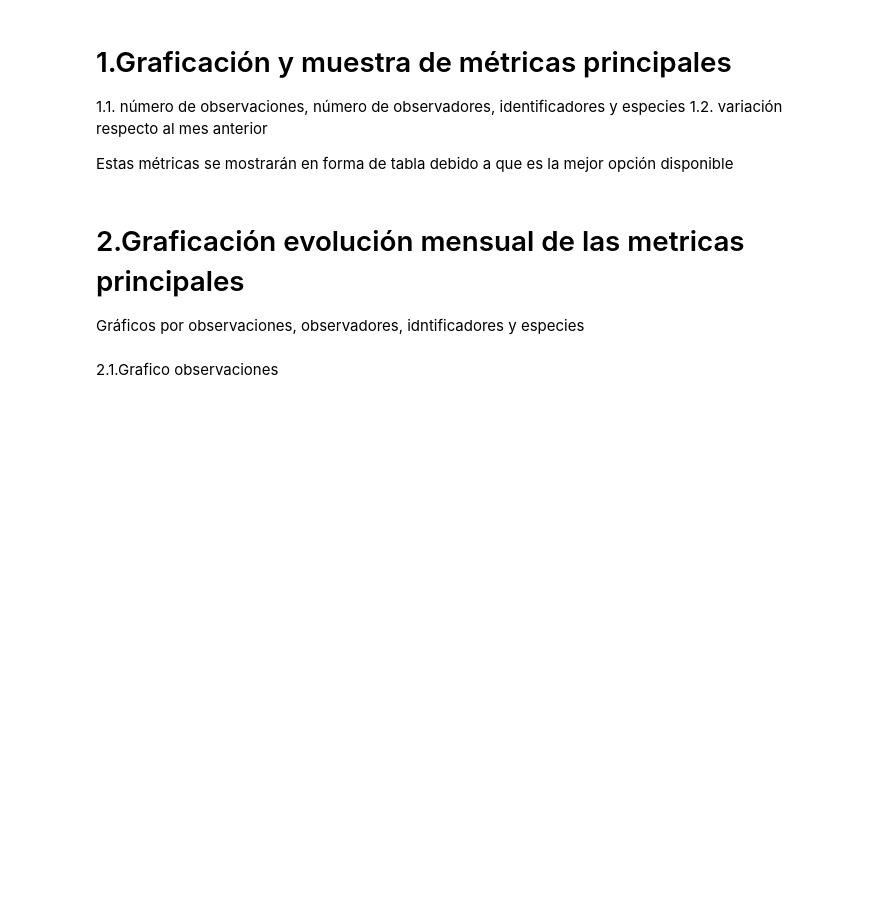
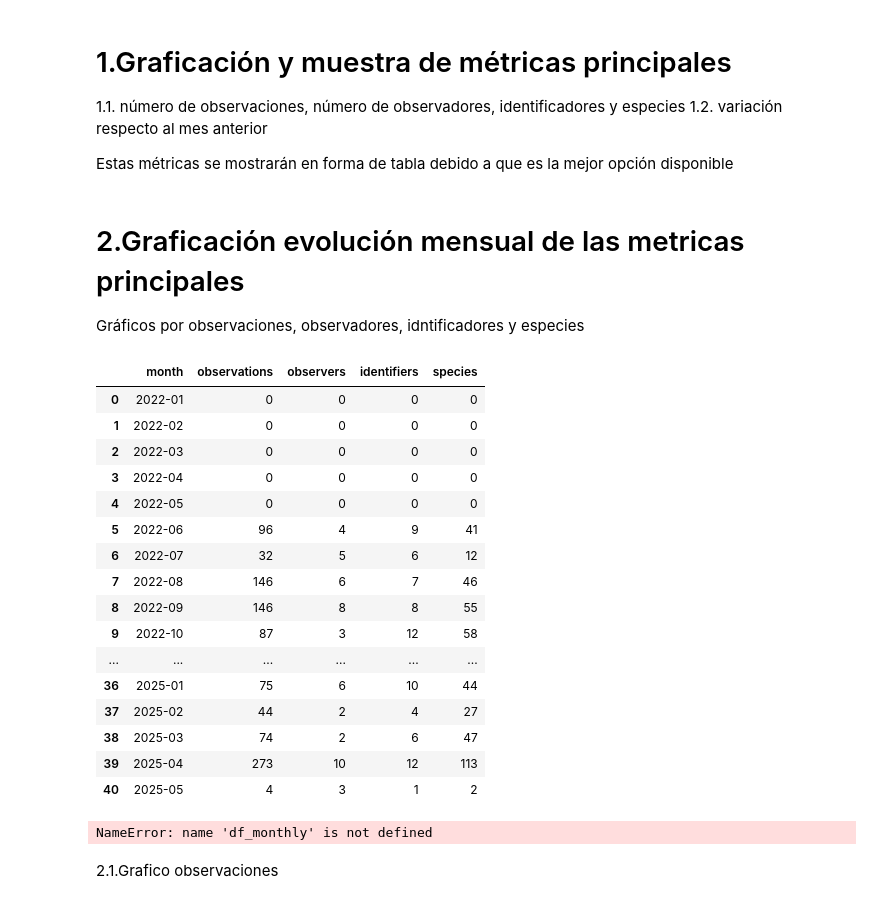
Before and after one commit to Aleon03/Minka_Analysis, a Jupyter notebook: notebook_template_graphics.ipynb, the cells around one changed output. Saved outputs shown, nothing was run; the diff lists cells and outputs as text; code cells hidden in the pictures; blank space fills up the shorter version.

```diff
--- a/notebook_template_graphics.ipynb
+++ b/notebook_template_graphics.ipynb
@@ -34,3 +36,25 @@ Estas métricas se mostrarán en forma de tabla debido a que es la mejor opción
 # 2.Graficación evolución mensual de las metricas principales
 
 Gráficos por observaciones, observadores, idntificadores y especies
+# %%
+df_monthly = pd.read_csv('data\monthly_metrics.csv')
+# %%
+df_monthly
+# %% [output]
+|  | month | observations | observers | identifiers | species |
+| 0 | 2022-01 | 0 | 0 | 0 | 0 |
+| 1 | 2022-02 | 0 | 0 | 0 | 0 |
+| 2 | 2022-03 | 0 | 0 | 0 | 0 |
+| 3 | 2022-04 | 0 | 0 | 0 | 0 |
+| 4 | 2022-05 | 0 | 0 | 0 | 0 |
+| 5 | 2022-06 | 96 | 4 | 9 | 41 |
+| 6 | 2022-07 | 32 | 5 | 6 | 12 |
+| 7 | 2022-08 | 146 | 6 | 7 | 46 |
+| 8 | 2022-09 | 146 | 8 | 8 | 55 |
+| 9 | 2022-10 | 87 | 3 | 12 | 58 |
+| ... | ... | ... | ... | ... | ... |
+| 36 | 2025-01 | 75 | 6 | 10 | 44 |
+| 37 | 2025-02 | 44 | 2 | 4 | 27 |
+| 38 | 2025-03 | 74 | 2 | 6 | 47 |
+| 39 | 2025-04 | 273 | 10 | 12 | 113 |
+| 40 | 2025-05 | 4 | 3 | 1 | 2 |
@@ -37,3 +121,7 @@ Gráficos por observaciones, observadores, idntificadores y especies
+# %%
+df_monthly.head()
+# %% [output]
+NameError: name 'df_monthly' is not defined
 # %% [markdown]
 2.1.Grafico observaciones
 # %%
```
Also changed, not shown: parts of 18 cells of this notebook.
